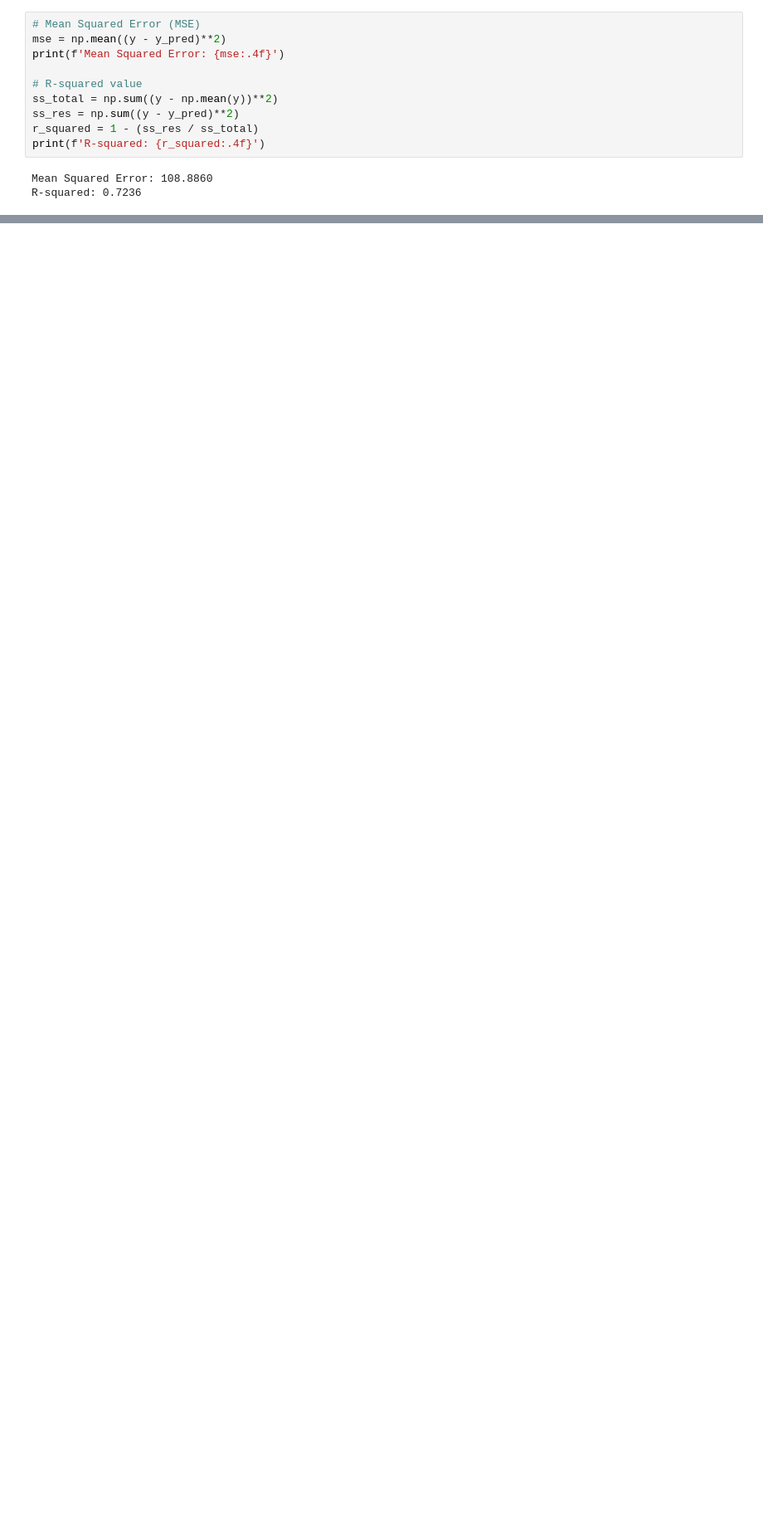
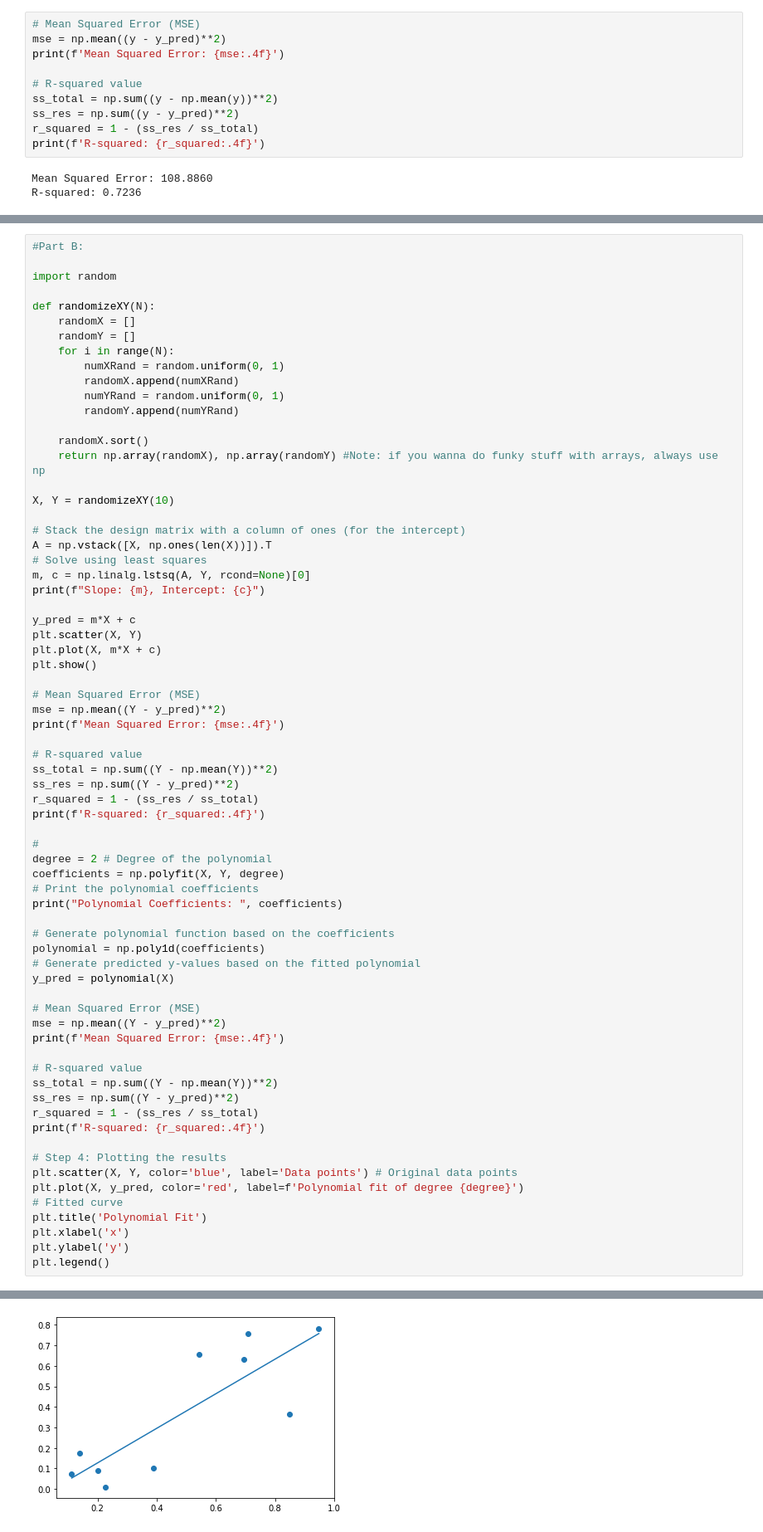
Before and after one commit to AZadkiel/coe311k, a Jupyter notebook: classwork1/Challenges/CH10-azt252.ipynb, the cells around one changed output, grey strips where cells are left out. Shown at 83% size. Cells and saved outputs as stored; diff of their text form; blank space fills up the shorter version.

```diff
--- a/classwork1/Challenges/CH10-azt252.ipynb
+++ b/classwork1/Challenges/CH10-azt252.ipynb
@@ -116,0 +133,70 @@ ValueError: operands could not be broadcast together with shapes (5,) (50,)
+# %%
+#Part B:
+
+import random
+
+def randomizeXY(N):
+    randomX = []
+    randomY = []
+    for i in range(N):
+        numXRand = random.uniform(0, 1)
+        randomX.append(numXRand)
+        numYRand = random.uniform(0, 1)
+        randomY.append(numYRand)
+
+    randomX.sort()
+    return np.array(randomX), np.array(randomY) #Note: if you wanna do funky stuff with arrays, always use np
+
+X, Y = randomizeXY(10)
+
+# Stack the design matrix with a column of ones (for the intercept)
+A = np.vstack([X, np.ones(len(X))]).T
+# Solve using least squares
+m, c = np.linalg.lstsq(A, Y, rcond=None)[0]
+print(f"Slope: {m}, Intercept: {c}")
+
+y_pred = m*X + c
+plt.scatter(X, Y)
+plt.plot(X, m*X + c)
+plt.show()
+
+# Mean Squared Error (MSE)
+mse = np.mean((Y - y_pred)**2)
+print(f'Mean Squared Error: {mse:.4f}')
+
+# R-squared value
+ss_total = np.sum((Y - np.mean(Y))**2)
+ss_res = np.sum((Y - y_pred)**2)
+r_squared = 1 - (ss_res / ss_total)
+print(f'R-squared: {r_squared:.4f}')
+
+#
+degree = 2 # Degree of the polynomial
+coefficients = np.polyfit(X, Y, degree)
+# Print the polynomial coefficients
+print("Polynomial Coefficients: ", coefficients)
+
+# Generate polynomial function based on the coefficients
+polynomial = np.poly1d(coefficients)
+# Generate predicted y-values based on the fitted polynomial
+y_pred = polynomial(X)
+
+# Mean Squared Error (MSE)
+mse = np.mean((Y - y_pred)**2)
+print(f'Mean Squared Error: {mse:.4f}')
+
+# R-squared value
+ss_total = np.sum((Y - np.mean(Y))**2)
+ss_res = np.sum((Y - y_pred)**2)
+r_squared = 1 - (ss_res / ss_total)
+print(f'R-squared: {r_squared:.4f}')
+
+# Step 4: Plotting the results
+plt.scatter(X, Y, color='blue', label='Data points') # Original data points
+plt.plot(X, y_pred, color='red', label=f'Polynomial fit of degree {degree}')
+# Fitted curve
+plt.title('Polynomial Fit')
+plt.xlabel('x')
+plt.ylabel('y')
+plt.legend()
+# %% [output]
@@ -116,0 +204 @@ ValueError: operands could not be broadcast together with shapes (5,) (50,)
+[figure, added]
```
Also changed, not shown: parts of 6 cells of this notebook.
